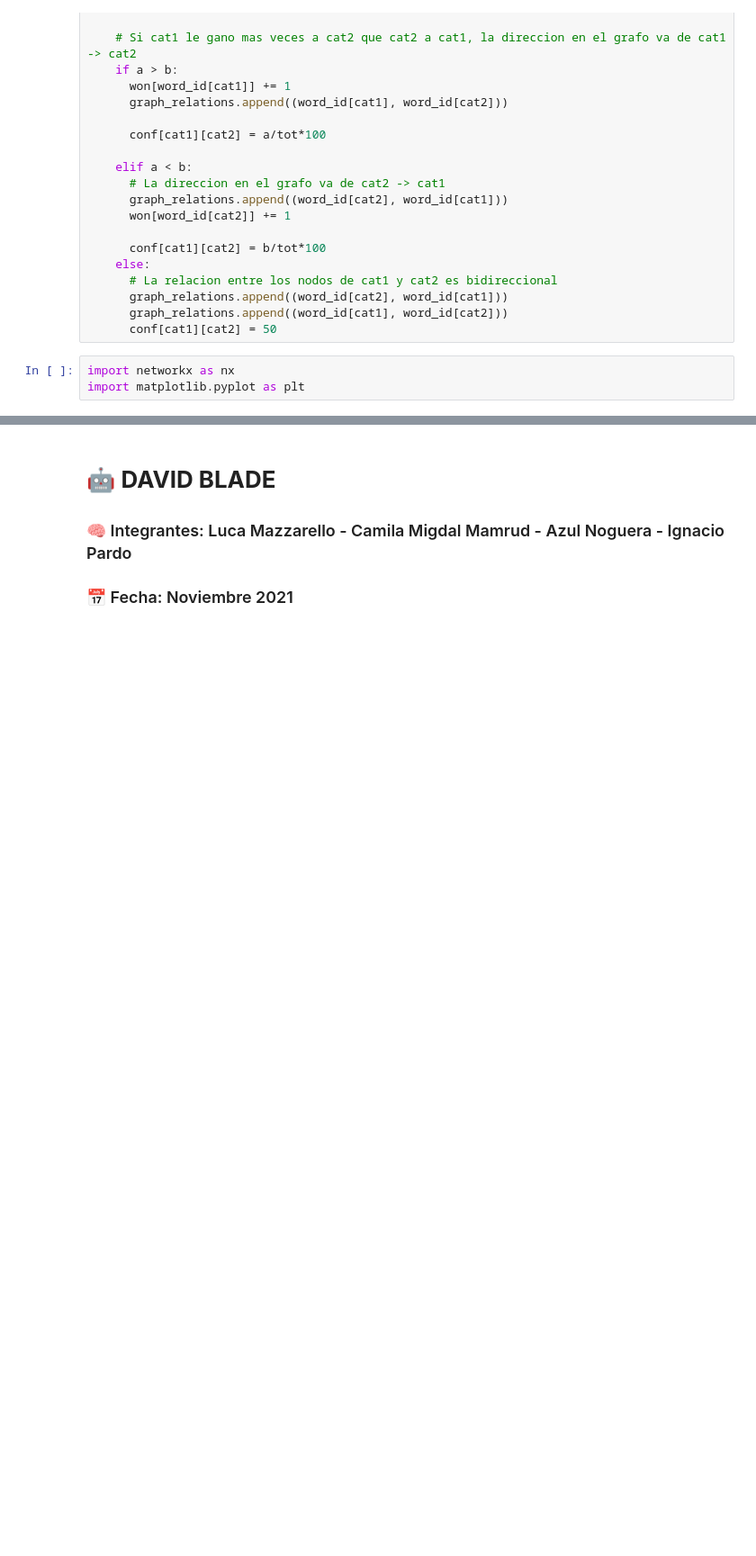
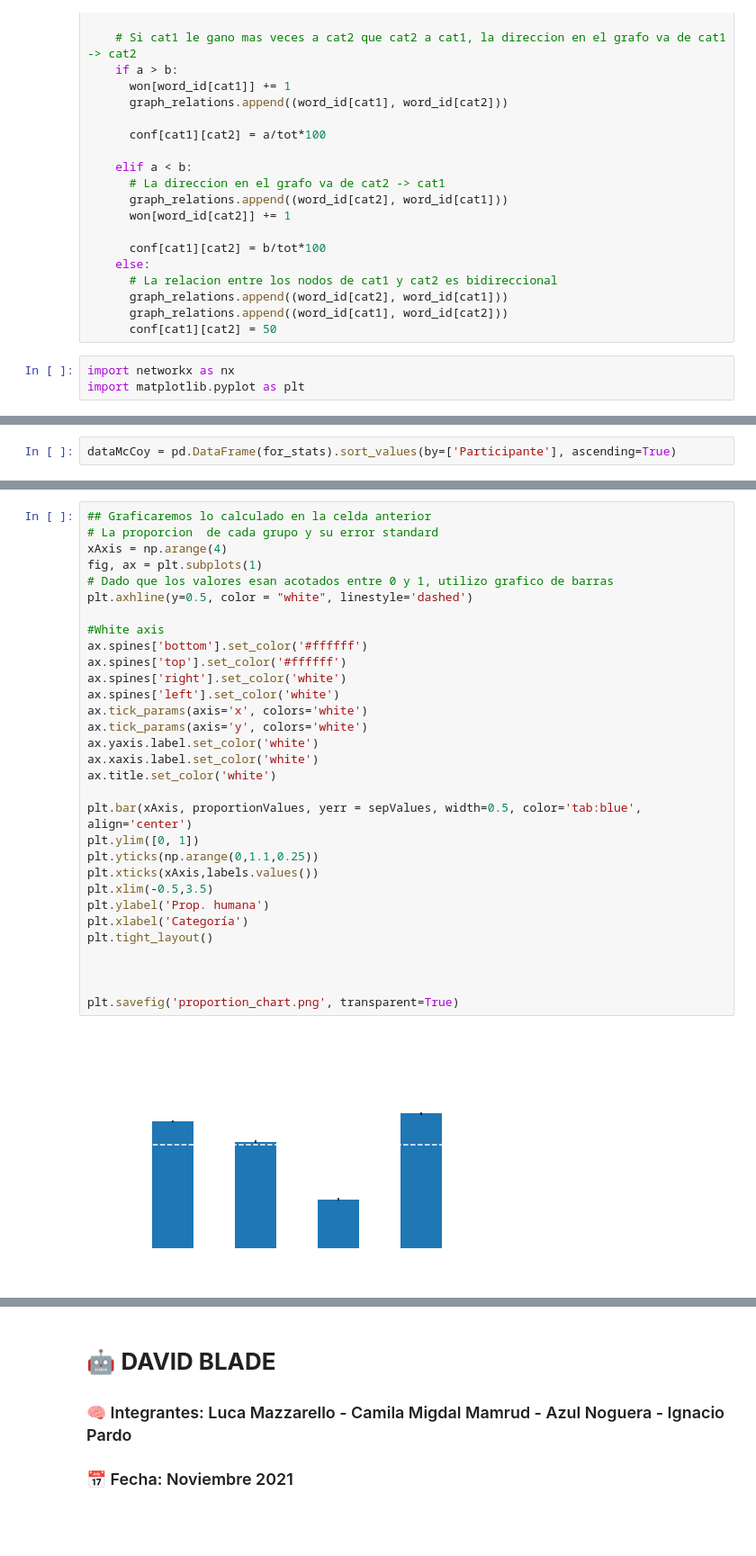
Before and after one commit to IgnacioPardo/DavidBlade, a Jupyter notebook: David_Blade.ipynb, the cells around one changed output, grey strips where cells are left out. Shown at 90% size. Drawn from its saved outputs; the diff is of its cells as text; blank space fills up the shorter version.

Commit message:
Statistics (p-value)

```diff
--- a/David_Blade.ipynb
+++ b/David_Blade.ipynb
@@ -413,0 +418,2 @@ display(Markdown("<br><br>"))
+# %%
+dataMcCoy = pd.DataFrame(for_stats).sort_values(by=['Participante'], ascending=True)
@@ -413,0 +474,33 @@ display(Markdown("<br><br>"))
+# %%
+## Graficaremos lo calculado en la celda anterior
+# La proporcion  de cada grupo y su error standard
+xAxis = np.arange(4)
+fig, ax = plt.subplots(1)
+# Dado que los valores esan acotados entre 0 y 1, utilizo grafico de barras
+plt.axhline(y=0.5, color = "white", linestyle='dashed')
+
+#White axis
+ax.spines['bottom'].set_color('#ffffff')
+ax.spines['top'].set_color('#ffffff')
+ax.spines['right'].set_color('white')
+ax.spines['left'].set_color('white')
+ax.tick_params(axis='x', colors='white')
+ax.tick_params(axis='y', colors='white')
+ax.yaxis.label.set_color('white')
+ax.xaxis.label.set_color('white')
+ax.title.set_color('white')
+
+plt.bar(xAxis, proportionValues, yerr = sepValues, width=0.5, color='tab:blue', align='center')
+plt.ylim([0, 1])
+plt.yticks(np.arange(0,1.1,0.25))
+plt.xticks(xAxis,labels.values())
+plt.xlim(-0.5,3.5)
+plt.ylabel('Prop. humana')
+plt.xlabel('Categoría')
+plt.tight_layout()
+
+
+
+plt.savefig('proportion_chart.png', transparent=True)
+# %% [output]
+[figure, added]
```
Also changed, not shown: parts of 13 cells of this notebook.
